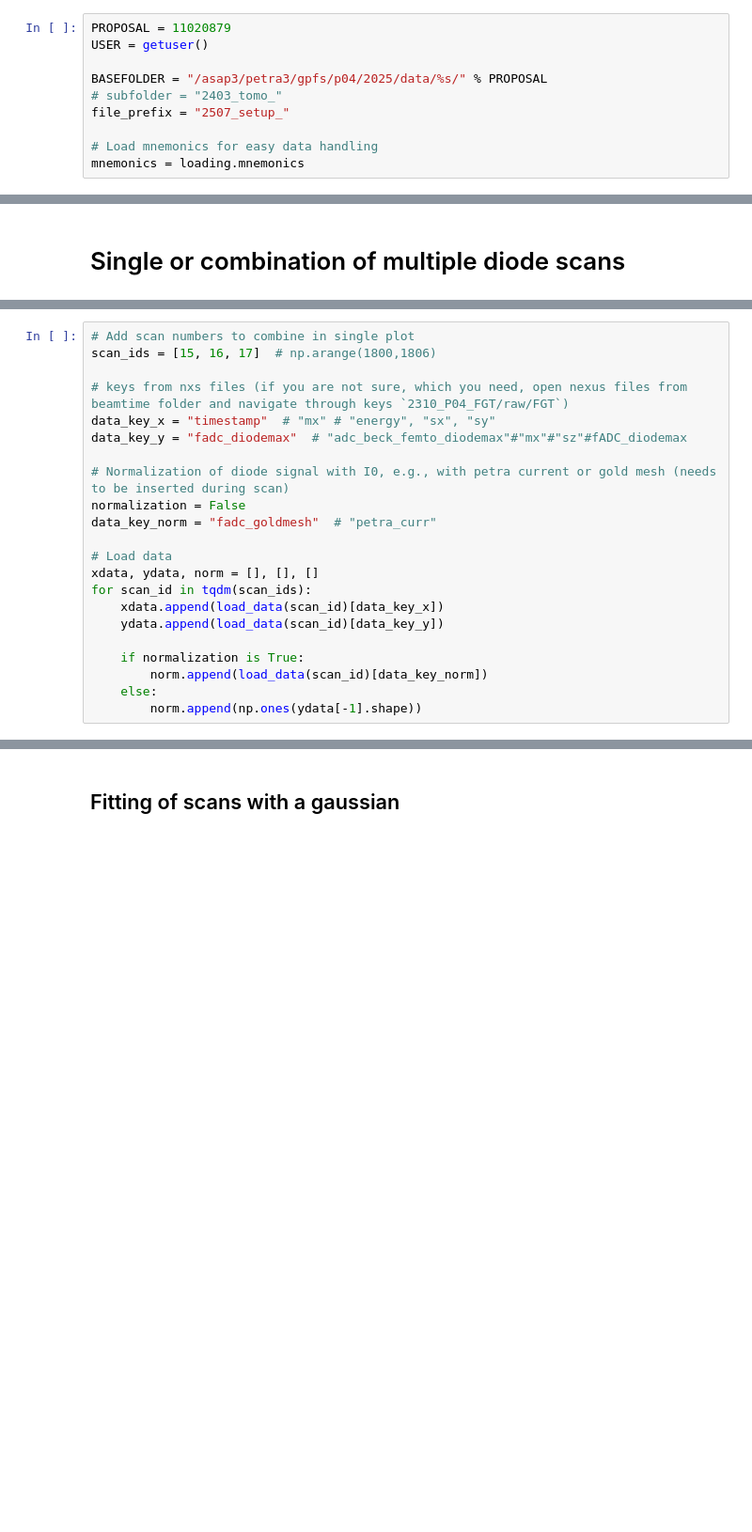
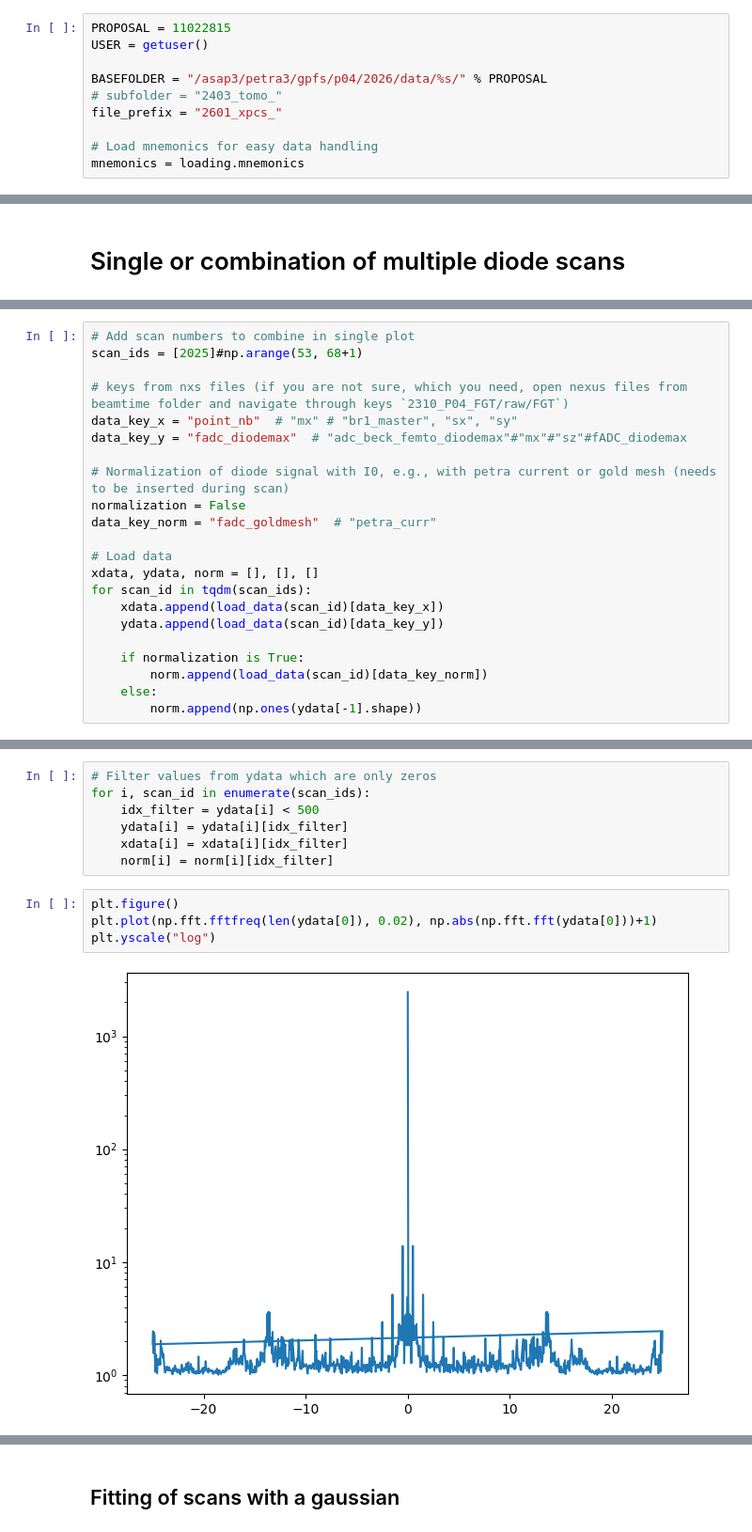
Before and after one commit to riccbatt/FTH-Phase-Retrieval-2609-SOLEIL-SEXTANTS, a Jupyter notebook: Diode_Scans.ipynb, the cells around one changed output, grey strips where cells are left out. Shown at 94% size. Drawn from its saved outputs; the diff is of its cells as text; blank space fills up the shorter version.

```diff
--- a/Diode_Scans.ipynb
+++ b/Diode_Scans.ipynb
@@ -65,12 +86,12 @@ import ipywidgets
 # %% [markdown]
 ## Experiment specific Functions
 # %%
-PROPOSAL = 11020879
+PROPOSAL = 11022815
 USER = getuser()
 
-BASEFOLDER = "/asap3/petra3/gpfs/p04/2025/data/%s/" % PROPOSAL
+BASEFOLDER = "/asap3/petra3/gpfs/p04/2026/data/%s/" % PROPOSAL
 # subfolder = "2403_tomo_"
-file_prefix = "2507_setup_"
+file_prefix = "2601_xpcs_"
 
 # Load mnemonics for easy data handling
 mnemonics = loading.mnemonics
@@ -214,9 +296,9 @@ load_data(scan_id)
 # %%
 # Add scan numbers to combine in single plot
-scan_ids = [15, 16, 17]  # np.arange(1800,1806)
+scan_ids = [2025]#np.arange(53, 68+1)
 
 # keys from nxs files (if you are not sure, which you need, open nexus files from beamtime folder and navigate through keys `2310_P04_FGT/raw/FGT`)
-data_key_x = "timestamp"  # "mx" # "energy", "sx", "sy"
+data_key_x = "point_nb"  # "mx" # "br1_master", "sx", "sy"
 data_key_y = "fadc_diodemax"  # "adc_beck_femto_diodemax"#"mx"#"sz"#fADC_diodemax
 
 # Normalization of diode signal with I0, e.g., with petra current or gold mesh (needs to be inserted during scan)
@@ -242,0 +318,13 @@ for i, scan_id in enumerate(scan_ids):
+# %%
+# Filter values from ydata which are only zeros
+for i, scan_id in enumerate(scan_ids):
+    idx_filter = ydata[i] < 500
+    ydata[i] = ydata[i][idx_filter]
+    xdata[i] = xdata[i][idx_filter]
+    norm[i] = norm[i][idx_filter]
+# %%
+plt.figure()
+plt.plot(np.fft.fftfreq(len(ydata[0]), 0.02), np.abs(np.fft.fft(ydata[0]))+1)
+plt.yscale("log")
+# %% [output]
+[figure, added]
```
Also changed, not shown: parts of 17 cells of this notebook, 4 other files.
